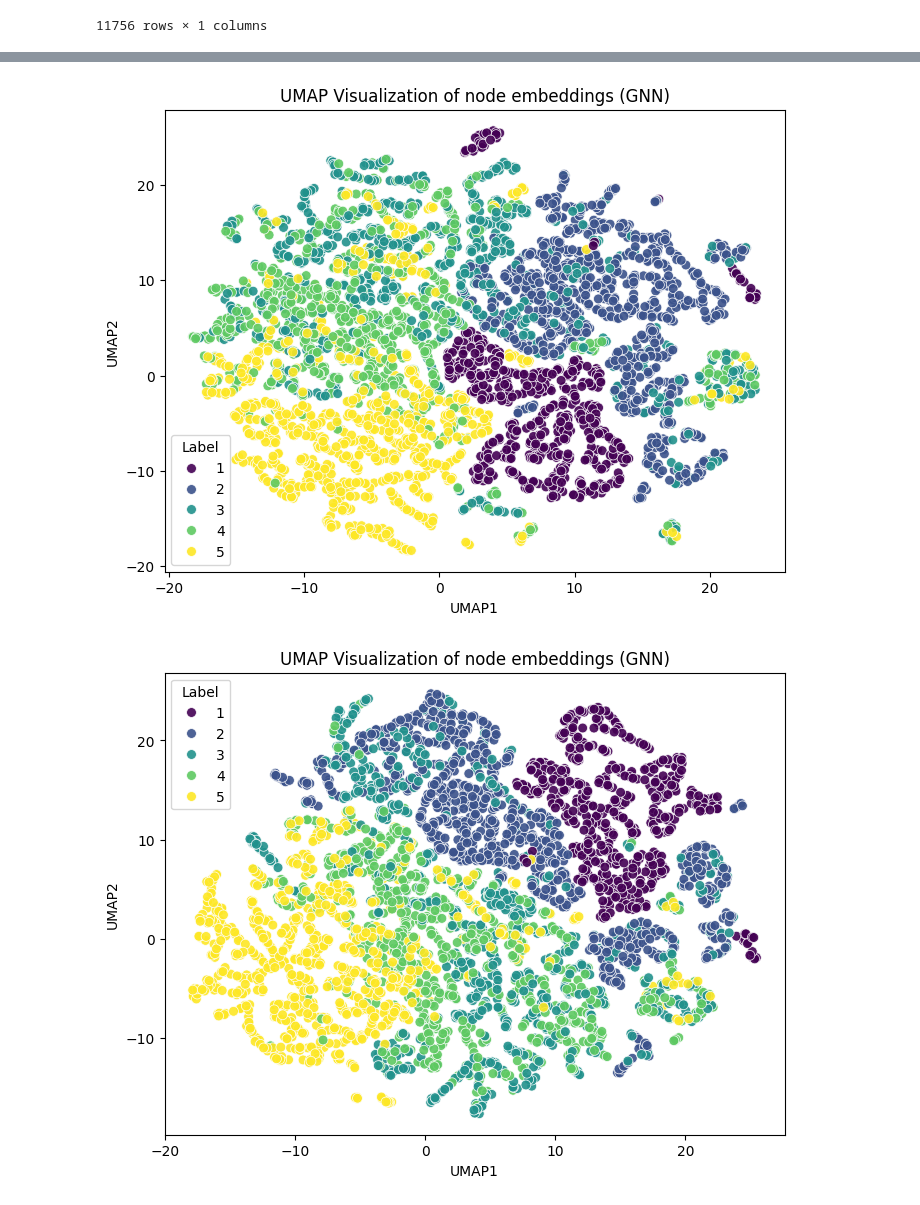
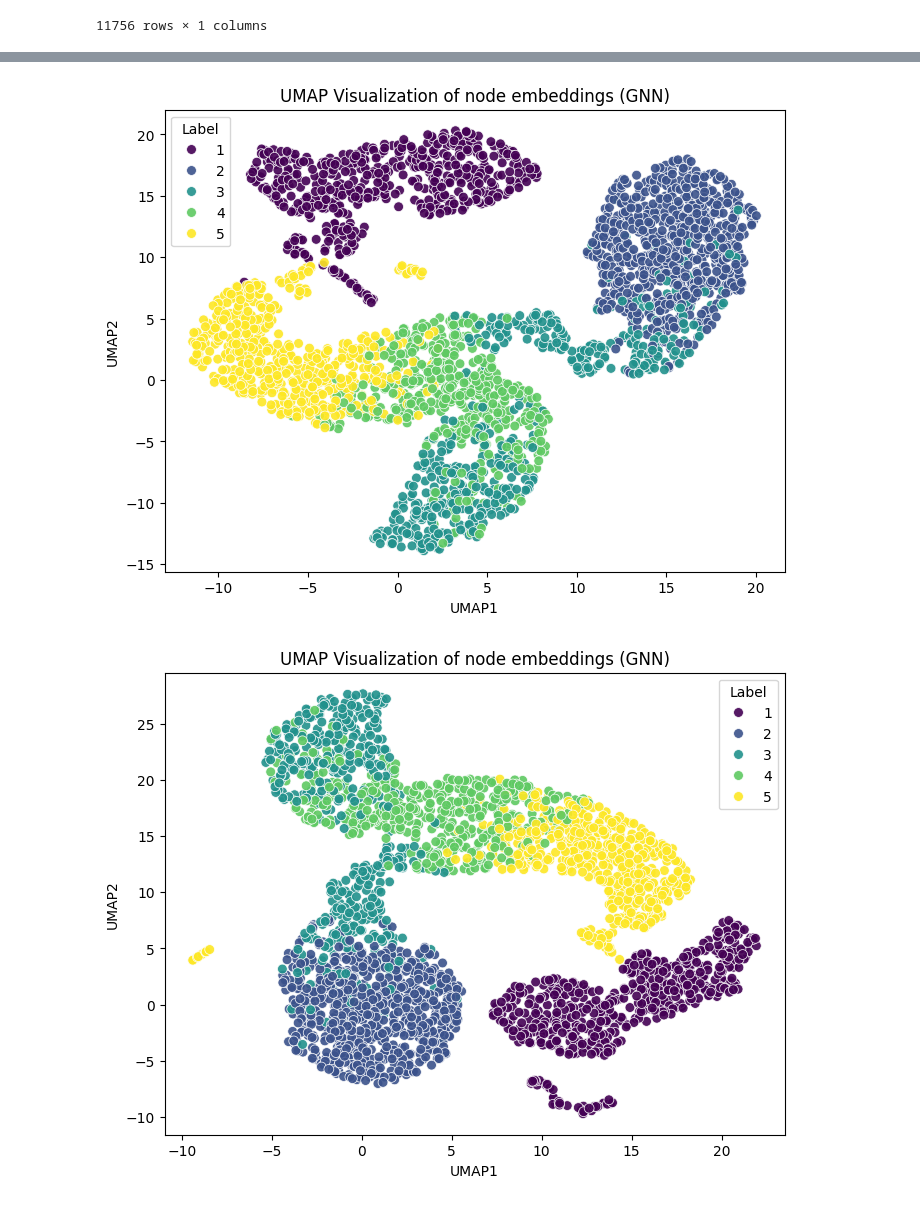
Before and after one commit to anuprulez/nanosampler, a Jupyter notebook: AML/analyse_niapu_features-only-pos-corr.ipynb, the cells around one changed output, grey strips where cells are left out. Cells and saved outputs as stored; diff of their text form; code cells hidden in the pictures.

```diff
--- a/AML/analyse_niapu_features-only-pos-corr.ipynb
+++ b/AML/analyse_niapu_features-only-pos-corr.ipynb
@@ -21,3 +21,7 @@ df_nebit_features
 | 11754 | cg05262634_CDCA8 | 0 | 2 | 3 | 2.987049 | 1.558967e+02 | 0.000007 | 0.000422 |
 | 11755 | cg03524755_FAM73A | 0 | 3 | 3 | 2.948147 | 1.626516e+02 | 0.000007 | 0.003243 |
 11756 rows × 8 columns
+# %%
+df_test_probe_genes = pd.read_csv(base_path + "test_probe_genes.csv", sep="\t")
+probe_gene_list = df_test_probe_genes.iloc[:, 0].tolist()
+df_test_probe_genes, len(probe_gene_list), probe_gene_list[:5]
@@ -23,0 +49,4 @@ df_nebit_features
+# %%
+df_nebit_features_test = df_nebit_features[df_nebit_features["name"].isin(probe_gene_list)]
+df_nebit_features_test.reset_index(drop=True, inplace=True)
+df_nebit_features_test
@@ -97,11 +140,12 @@ df_apu_labels
 # %%
 l_name = list()
 l_labels = list()
-for item in df_apu_labels.iterrows():
-    #print(item[1])
-    #row = item[1].values[0].split(" ")
-    l_name.append(item[1][0])
-    l_labels.append(item[1][2])
+for i, item in df_nebit_features_test.iterrows():
+    r_val = item.values
+    matched_row = df_apu_labels[df_apu_labels.loc[:, 0] == r_val[0]]
+    if len(matched_row.index) > 0:
+        l_name.append(r_val[0])
+        l_labels.append(matched_row.values[0][2])
 
 df_labels = pd.DataFrame(zip(l_name, l_labels), columns=["feature_name", "labels"])
 df_labels
@@ -368,7 +459,7 @@ embed_batch_norm = torch.load(base_path + "embed_batch_norm.pt")
 true_labels = torch.load(base_path + "true_labels.pt")
 true_labels = [int(item) + 1 for item in true_labels]
 # %%
-n_neighbors=5 #10 #5
+n_neighbors=10 #10 #5
 min_dist=0.99 #0.99 #0.3
 metric='correlation'
 
@@ -386,24 +477,24 @@ plt.title("UMAP Visualization of node embeddings (GNN)")
 plt.savefig(base_plot_path + "umap_batch_norm_{}_{}.pdf".format(n_neighbors, min_dist))
 plt.show()
 # %% [output]
-[figure, old version]
+[figure, new version]
 # %%
-n_neighbors=5 #5
+n_neighbors=10 #5
 min_dist=0.99 #0.3
 metric='correlation'
 
 umap_conv_embed = umap.UMAP(n_neighbors=n_neighbors,
                        min_dist=min_dist,
                        metric='correlation').fit_transform(embed_conv)
 
 # Create a DataFrame with UMAP components and labels
 data = {"UMAP1": umap_conv_embed[:, 0], "UMAP2": umap_conv_embed[:, 1], "Label": true_labels}
 df = pd.DataFrame(data)
 
 plt.figure(figsize=(8, 6))
 sns.scatterplot(x="UMAP1", y="UMAP2", hue="Label", data=df, palette="viridis", s=50, alpha=0.9) #, palette="viridis", s=50, alpha=0.9
 plt.title("UMAP Visualization of node embeddings (GNN)")
 plt.savefig(base_plot_path + "umap_conv_{}_{}.pdf".format(n_neighbors, min_dist))
 plt.show()
 # %% [output]
-[figure, old version]
+[figure, new version]
```
Also changed, not shown: parts of 27 cells of this notebook, 1 other file.
